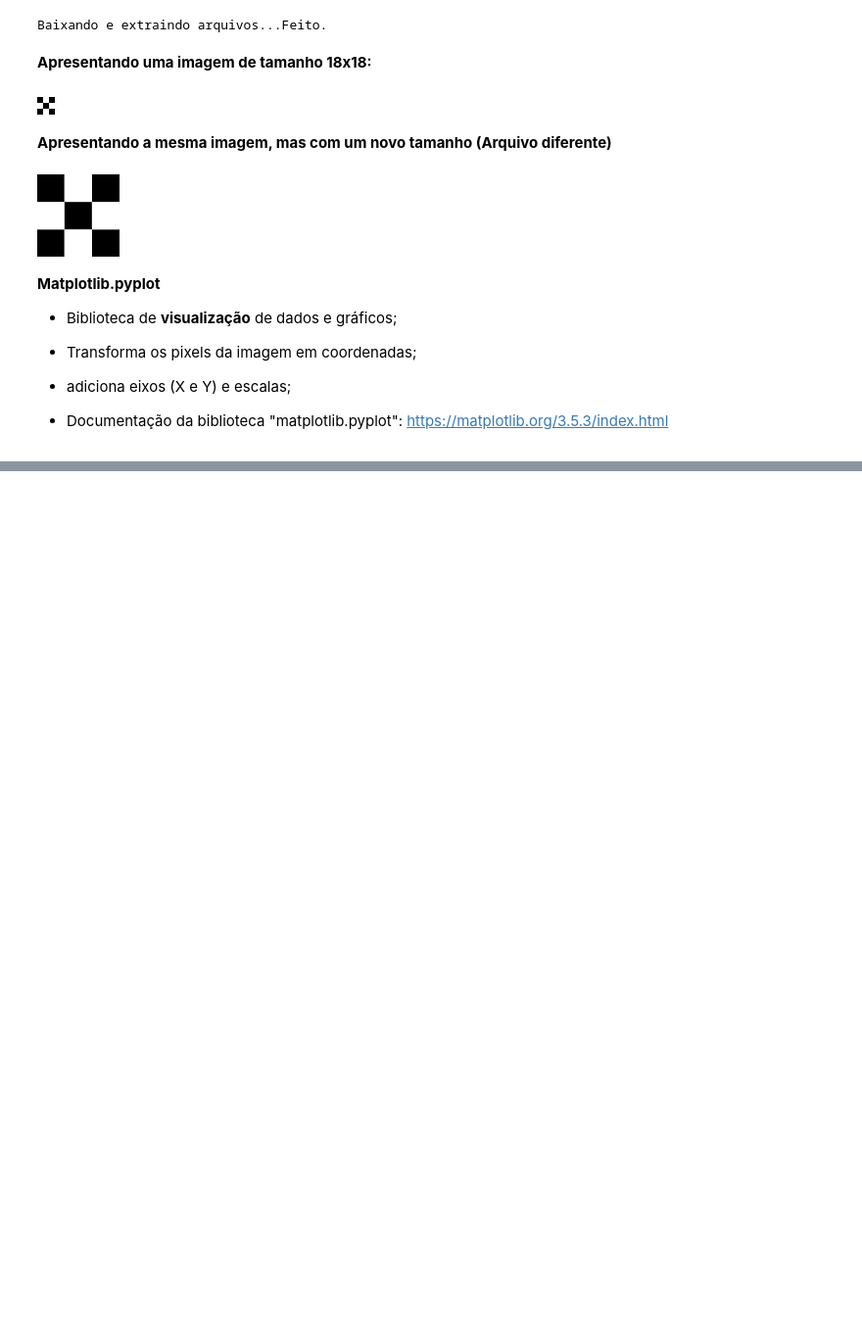
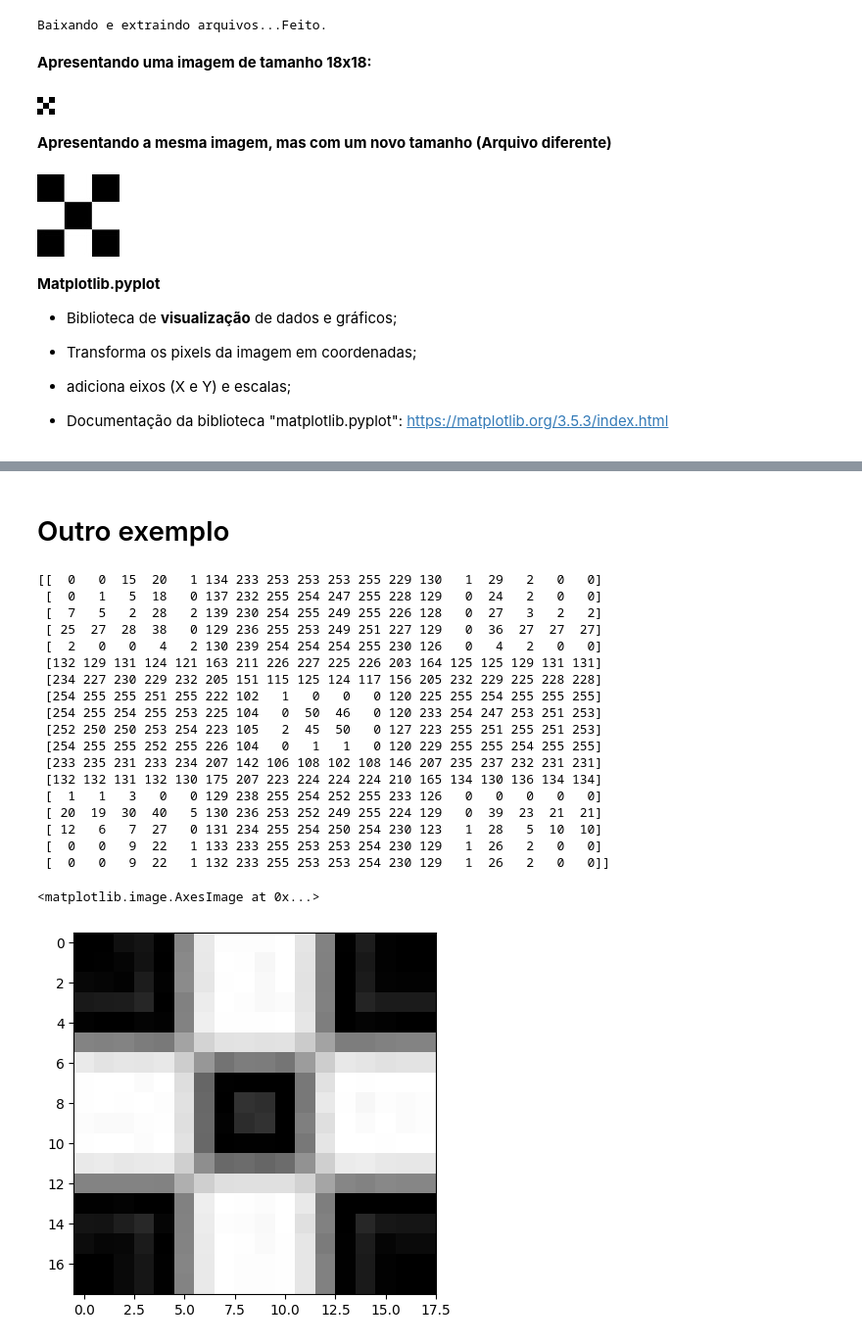
Before and after one commit to fbsilvaRP/ComputerVision-Fundamentals, a Jupyter notebook: Aula01_CV.ipynb, the cells around one changed output, grey strips where cells are left out. Shown at 98% size. Drawn from its saved outputs; the diff is of its cells as text; code cells hidden in the pictures; blank space fills up the shorter version.

```diff
--- a/Aula01_CV.ipynb
+++ b/Aula01_CV.ipynb
@@ -141,0 +223,35 @@ plt.imshow(imagem)
+# %% [markdown]
+# Outro exemplo
+# %%
+import cv2
+import matplotlib.pyplot as plt
+
+#Lê a imagem na escala cinza
+imagem = cv2.imread("checkerboard_fuzzy_18x18.jpg", 0)
+
+#Apresenta os valores associados a cada pixel da imagem
+print(imagem)
+
+#Apresenta a imagem
+plt.imshow(imagem, cmap = "gray")
+# %% [output]
+[[  0   0  15  20   1 134 233 253 253 253 255 229 130   1  29   2   0   0]
+ [  0   1   5  18   0 137 232 255 254 247 255 228 129   0  24   2   0   0]
+ [  7   5   2  28   2 139 230 254 255 249 255 226 128   0  27   3   2   2]
+ [ 25  27  28  38   0 129 236 255 253 249 251 227 129   0  36  27  27  27]
+ [  2   0   0   4   2 130 239 254 254 254 255 230 126   0   4   2   0   0]
+ [132 129 131 124 121 163 211 226 227 225 226 203 164 125 125 129 131 131]
+ [234 227 230 229 232 205 151 115 125 124 117 156 205 232 229 225 228 228]
+ [254 255 255 251 255 222 102   1   0   0   0 120 225 255 254 255 255 255]
+ [254 255 254 255 253 225 104   0  50  46   0 120 233 254 247 253 251 253]
+ [252 250 250 253 254 223 105   2  45  50   0 127 223 255 251 255 251 253]
+ [254 255 255 252 255 226 104   0   1   1   0 120 229 255 255 254 255 255]
+ [233 235 231 233 234 207 142 106 108 102 108 146 207 235 237 232 231 231]
+ [132 132 131 132 130 175 207 223 224 224 224 210 165 134 130 136 134 134]
+ [  1   1   3   0   0 129 238 255 254 252 255 233 126   0   0   0   0   0]
+ [ 20  19  30  40   5 130 236 253 252 249 255 224 129   0  39  23  21  21]
+ [ 12   6   7  27   0 131 234 255 254 250 254 230 123   1  28   5  10  10]
+ [  0   0   9  22   1 133 233 255 253 253 254 230 129   1  26   2   0   0]
+ [  0   0   9  22   1 132 233 255 253 253 254 230 129   1  26   2   0   0]]
+<matplotlib.image.AxesImage at 0x...>
+[figure, added]
```
Also changed, not shown: parts of 13 cells of this notebook.
